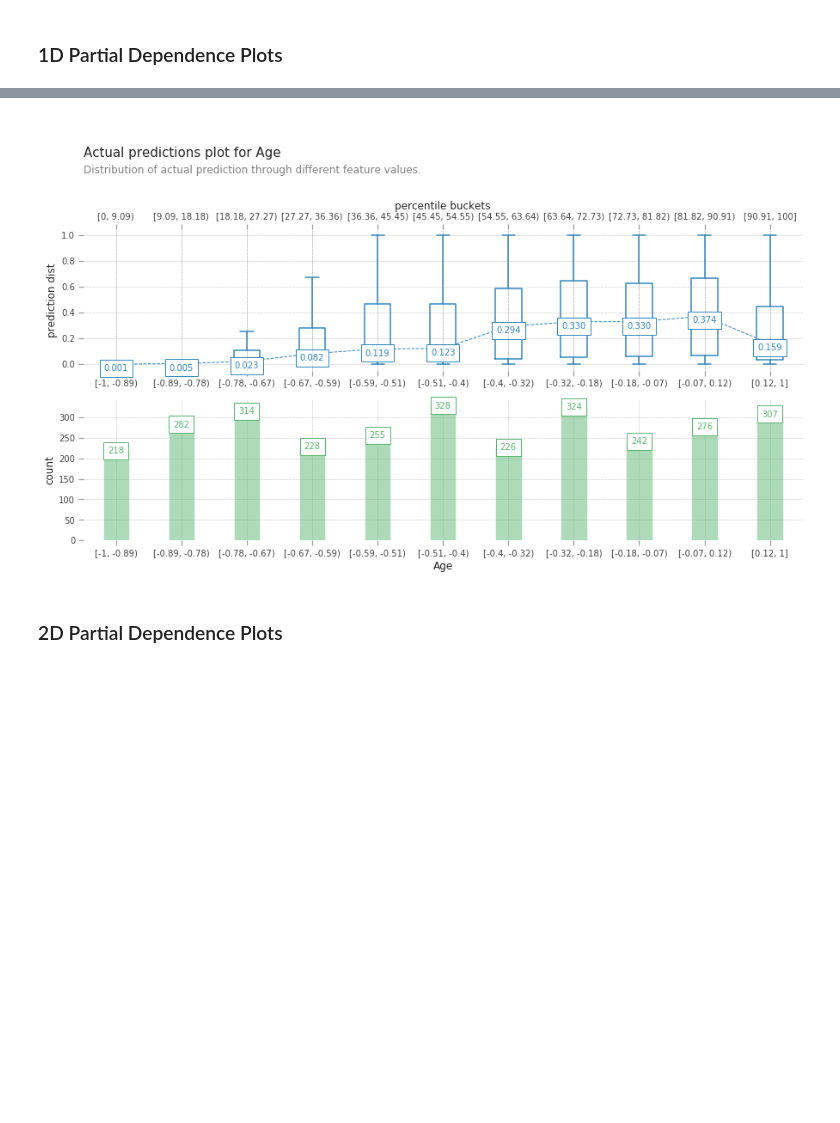
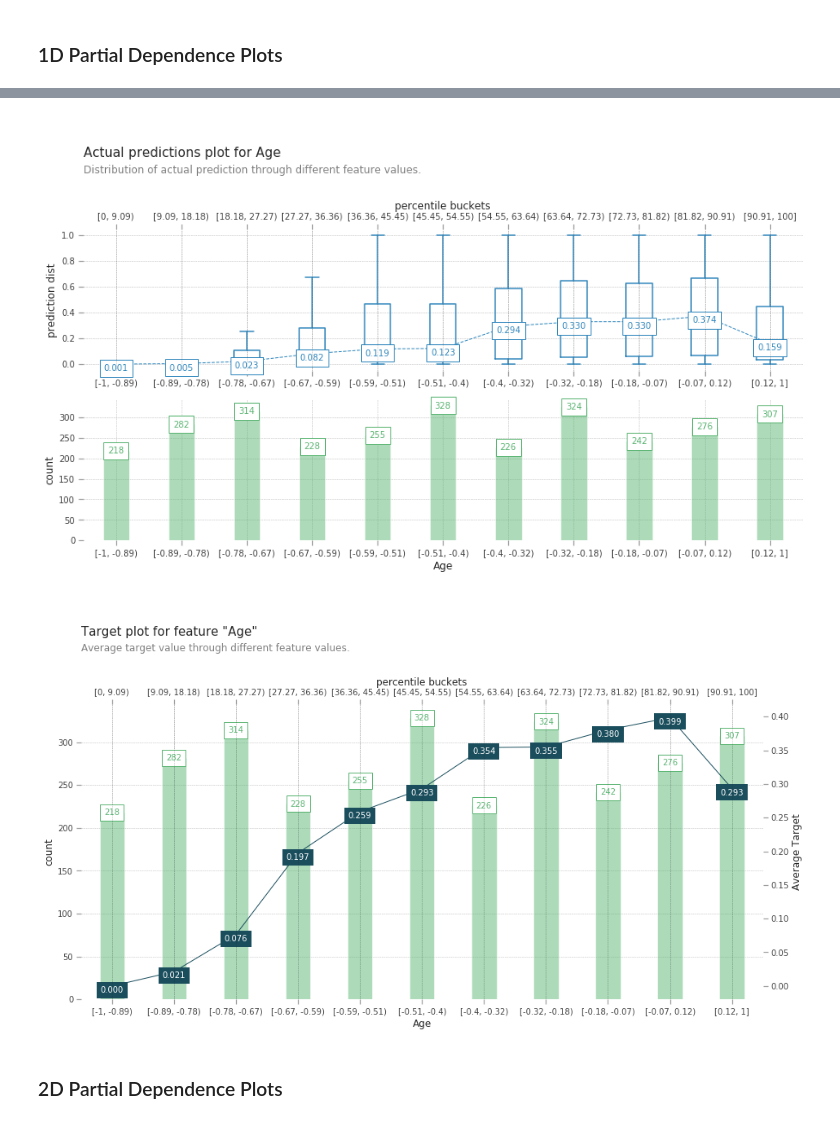
Before and after one commit to basisai/xafai-demo, a Jupyter notebook: toy_example.ipynb, the cells around one changed output, grey strips where cells are left out. Saved outputs shown, nothing was run; the diff lists cells and outputs as text; code cells hidden in the pictures; blank space fills up the shorter version.

```diff
--- a/toy_example.ipynb
+++ b/toy_example.ipynb
@@ -209,14 +215,15 @@ fig, _ = target_plot
 # %%
 # Continuous feature
 
 feature_name = "Age"
 feature = feature_name
 
 fig = pdp_plot(clf, x_sample, FEATURES, feature, feature_name, num_grid_points=12, show_percentile=True)
 fig, _ = actual_plot(clf, x_sample, feature, feature_name, num_grid_points=12, show_percentile=True)
-fig, _ = target_plot
+fig, _ = target_plot(sample, feature, feature_name, TARGET, num_grid_points=12, show_percentile=True)
 # %% [output]
 [figure]
 [figure]
+[figure, added]
 # %% [markdown]
 ### 2D Partial Dependence Plots
```
Also changed, not shown: parts of 10 cells of this notebook, 1 other file.
